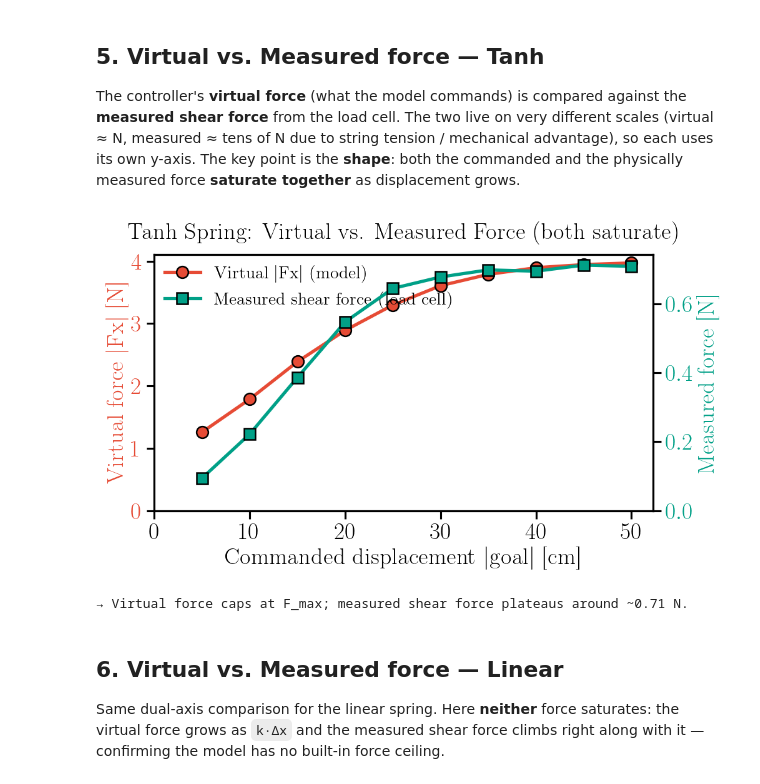
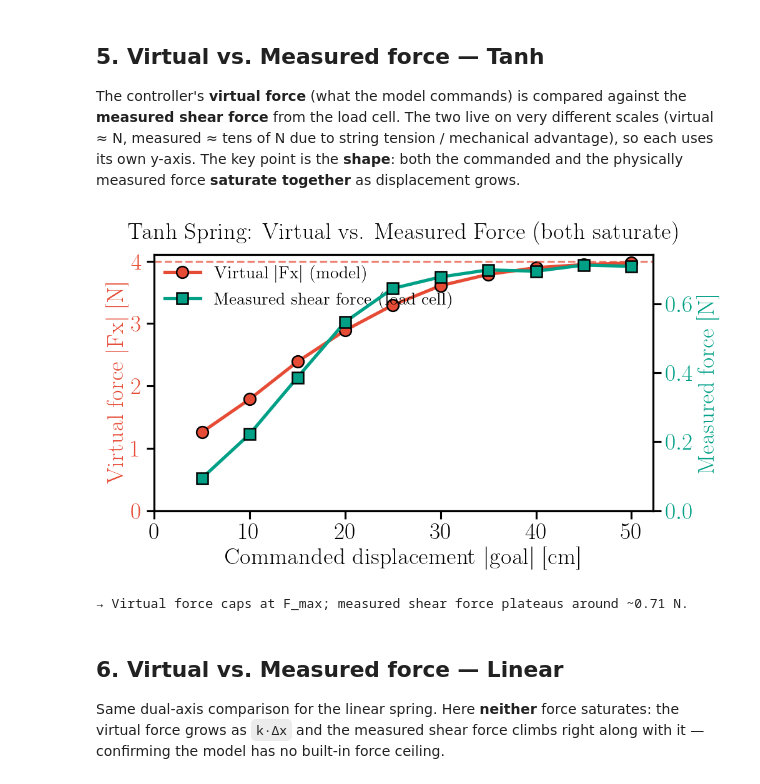
Before and after one commit to CREATE-Lab-EPFL/SoftVMC, a Jupyter notebook: TanhSpring/plot_tanh_spring.ipynb, the cells around one changed output. Saved outputs shown, nothing was run; the diff lists cells and outputs as text; code cells hidden in the pictures.

```diff
--- a/TanhSpring/plot_tanh_spring.ipynb
+++ b/TanhSpring/plot_tanh_spring.ipynb
@@ -43,16 +43,16 @@ while the linear spring force grows **without bound**.
 import numpy as np
 import matplotlib.pyplot as plt
 
-F_MAX = 12.0          # tanh saturation limit [N] (corrected calibration)
-K_RETURN = 600.0     # snap-back stiffness to exclude
+F_MAX = 4.0          # tanh saturation limit [N]
+K_RETURN = 200.0     # snap-back stiffness to exclude
 SS_FRAC = 0.40       # fraction (tail) of each window used for steady-state
 G_TO_N = 9.80665e-3  # load cell outputs grams → convert to Newtons
 
 files = {
-    "Tanh (Fmax=12.0)": "outputs/tanh_spring/tanh_k50.npz",
+    "Tanh (Fmax=4.0)": "outputs/tanh_spring/tanh_k50.npz",
     "Linear":           "outputs/tanh_spring/linear_k50.npz",
 }
-colors = {"Tanh (Fmax=12.0)": COLORS[1], "Linear": COLORS[0]}
+colors = {"Tanh (Fmax=4.0)": COLORS[1], "Linear": COLORS[0]}
 
 
 def extract_windows(fn):
@@ -189,35 +189,35 @@ def plot_virtual_vs_real(name, title):
                    markersize=9, markeredgecolor="black", markeredgewidth=1.2,
                    label="Virtual |Fx| (model)")
     ax1.set_xlabel("Commanded displacement |goal|  [cm]")
     ax1.set_ylabel("Virtual force |Fx|  [N]", color=COLORS[1])
     ax1.tick_params(axis="y", labelcolor=COLORS[1])
     ax1.set_xlim(0, None)
     ax1.set_ylim(0, None)
     if "Tanh" in name:
         ax1.axhline(F_MAX, color=COLORS[1], linestyle="--", linewidth=1.5, alpha=0.7)
 
     ax2 = ax1.twinx()
     l2, = ax2.plot(disp, f_real, "s-", color=COLORS[2], linewidth=2.5,
                    markersize=9, markeredgecolor="black", markeredgewidth=1.2,
                    label="Measured shear force (load cell)")
     ax2.set_ylabel("Measured force  [N]", color=COLORS[2])
     ax2.tick_params(axis="y", labelcolor=COLORS[2])
     ax2.set_ylim(0, None)
 
     ax1.set_title(title)
     ax1.grid(GRID)
     ax1.legend(handles=[l1, l2], loc="upper left")
     plt.tight_layout()
     slug = name.lower().replace(" ", "_").replace("(", "").replace(")", "").replace("=", "").replace(".", "")
     plt.savefig(os.path.join('outputs', 'tanh_spring', f'virtual_vs_real_{slug}.pdf'))
     plt.show()
 
 
-plot_virtual_vs_real("Tanh (Fmax=12.0)",
+plot_virtual_vs_real("Tanh (Fmax=4.0)",
                      "Tanh Spring: Virtual vs. Measured Force (both saturate)")
 print("→ Virtual force caps at F_max; measured shear force plateaus around ~0.71 N.")
 # %% [output]
-[figure, old version]
+[figure, new version]
 → Virtual force caps at F_max; measured shear force plateaus around ~0.71 N.
 # %% [markdown]
 ## 6. Virtual vs. Measured force — Linear
```
Also changed, not shown: parts of 5 cells of this notebook, 33 other files.
